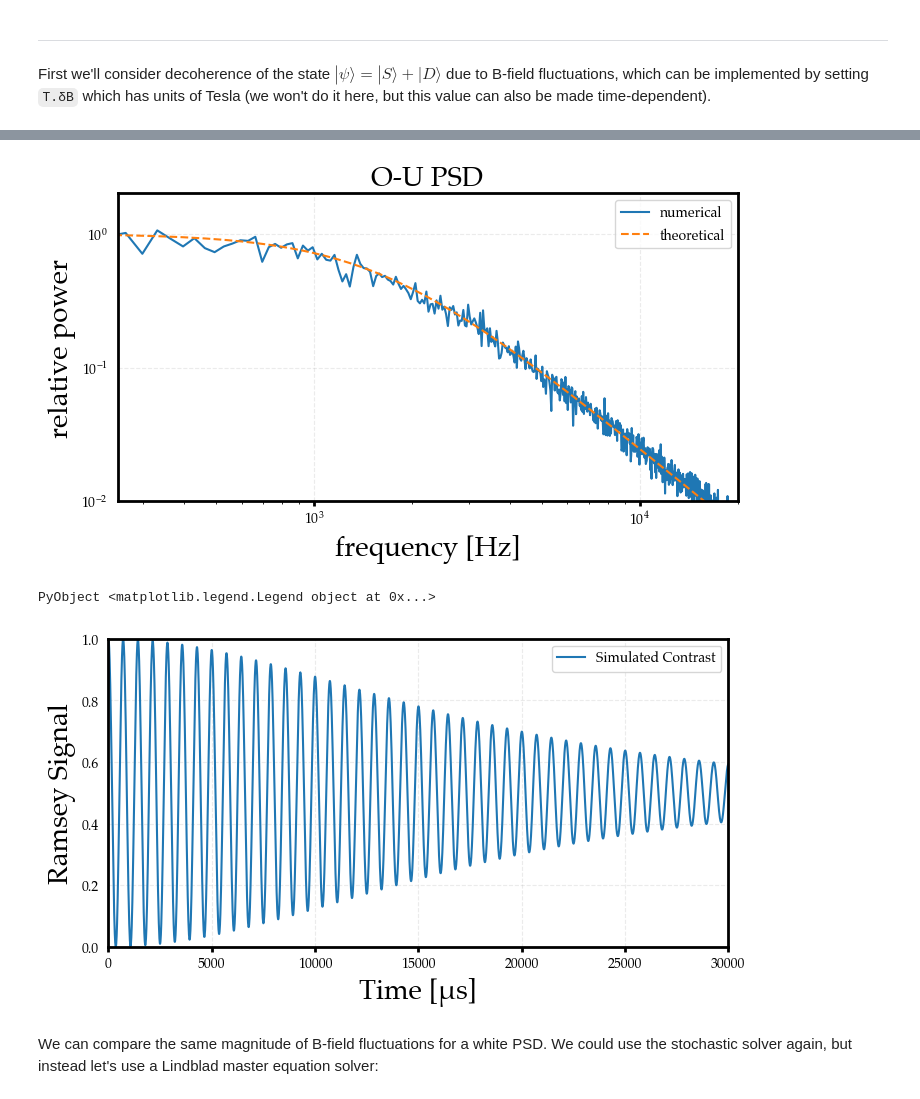
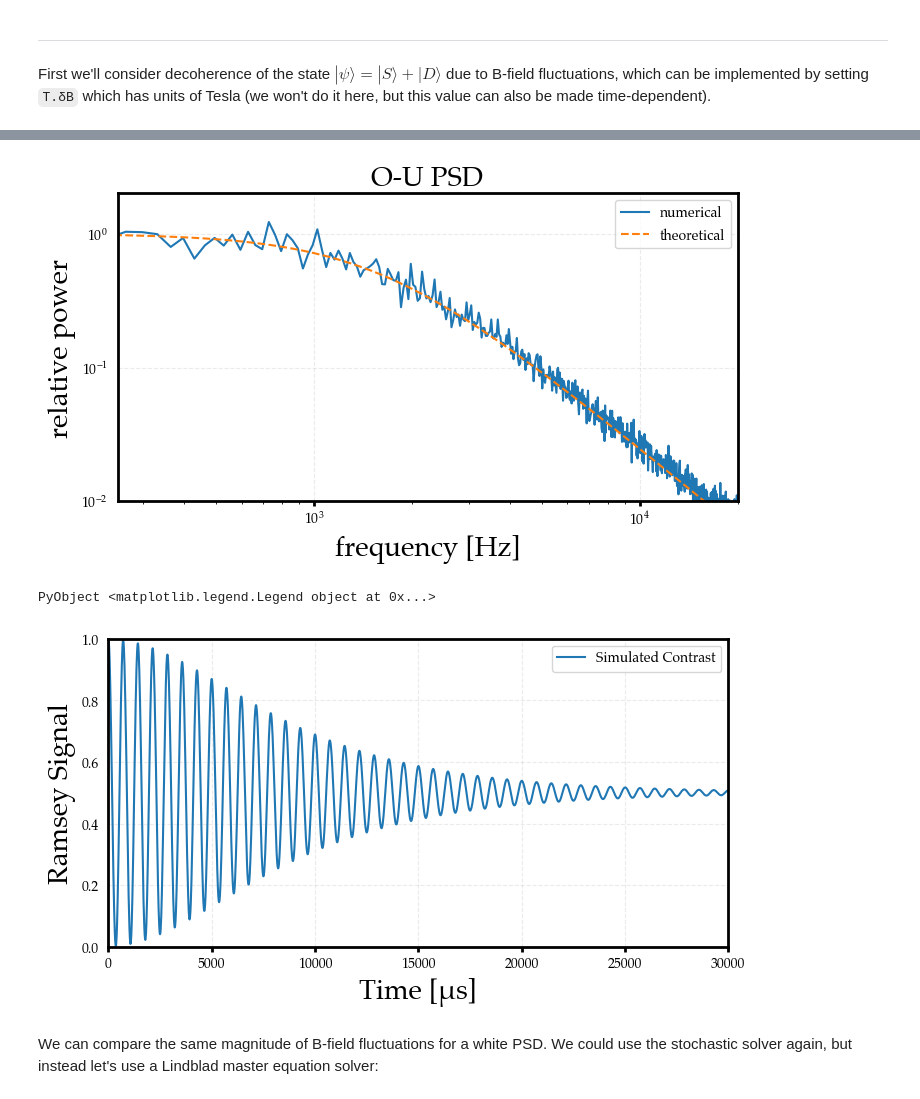
Before and after one commit to HaeffnerLab/IonSim.jl, a Jupyter notebook: doc/getting_started.ipynb, the cells around one changed output, grey strips where cells are left out. Drawn from its saved outputs; the diff is of its cells as text; code cells hidden in the pictures.

```diff
--- a/doc/getting_started.ipynb
+++ b/doc/getting_started.ipynb
@@ -343,15 +339,15 @@ zero_stark_shift(C)  # sets all artificial Stark shifts to zero
 ψi_ion = dm(C["S-1/2"])
 
 # we'd like to look at a pretty hot ion, so we need to increase our mode dimension, which is set to N=10 by default
-# here we set it to 50
-mode.N = 50
+# here we set it to 100
+mode.N = 100
 
 ψi_mode = thermalstate(mode, 10)
 
 ψi = ψi_ion ⊗ ψi_mode
 
 tspan = 0:0.1:50
-h = hamiltonian(T, timescale=1e-6)
+h = hamiltonian(T, timescale=1e-6, rwa_cutoff=Inf)
 @time tout, sol = timeevolution.schroedinger_dynamic(tspan, ψi, h)
 
 ex = expect(ion_projector(T, "D-1/2"), sol)
@@ -625,8 +621,8 @@ As an example, of a time-dependent laser frequency we can simulate Rapid Adiabat
 # We'll linearly sweep through the laser's frequency from -150 kHz to +150 kHz detuned from the carrier transition
 # in a time Tp
 
-Tp = 150e-6 # the length of time of the frequency chirp
-Δϕ = 150e3  # this is equal to have the detuning range we will chirp the laser over
+Tp = 150 # the length of time of the frequency chirp in μs
+Δϕ = 2π * 150e-3  # this is equal to half the detuning range we will chirp the laser over multiplied by the timescale (1e-6)
 L.ϕ = t -> (-Δϕ + (2Δϕ / Tp) * t) * t
 
 # We'll also ramp the Rabi frequency. Note I wasn't able to match the results from the paper when using a Gaussian profile, as they
@@ -704,7 +698,8 @@ First we'll consider decoherence of the state $|\psi\rangle = |S\rangle + |D\ran
 tspan = collect(0:10.:30000)
 β = 1e-2
 σ = √(2β)
-w = StochasticDiffEq.OrnsteinUhlenbeckProcess(β, 0.0, σ, 0.0, 0.0);
+w = StochasticDiffEq.OrnsteinUhlenbeckProcess(β, 0.0, σ, 0.0, 0.0)
+w.dt = 0.1;
 # %%
 plt.title("O-U noise")
 warray = [w(t)[1] for t in tspan]
@@ -726,6 +722,7 @@ powers = pwarray.power
 N = 50
 for i in 1:N-1
     w = StochasticDiffEq.OrnsteinUhlenbeckProcess(β, 0.0, σ, 0.0, 0.0)
+    w.dt = 0.1
     warray = [w(t)[1] for t in tspan]
     powers .+= periodogram(warray, fs=sample_rate).power
 end
@@ -741,7 +738,7 @@ plt.ylim(10e-3, 2)
 plt.xlim(250, 2e4)
 plt.legend()
 # %% [output]
-[figure, old version]
+[figure, new version]
 PyObject <matplotlib.legend.Legend object at 0x...>
 # %%
 mode.N = 1  # we're not paying attention to the vibrational mode here, so we set its dimension to 1
@@ -751,38 +748,38 @@ L.E = 0
 T.δB = 5e-8
 h = hamiltonian(T)
 
 # let's work with a Δm=2 transition
 T.configuration.ions[1].selected_level_structure = ["S-1/2", "D-5/2"]
 
 # construct noise operator
-T.δB = 1e-8
+T.δB = 5e-7
 hs = hamiltonian(T)
 hsvec = (t,ψ) -> [hs(t, ψ)]
 
 ψi_ion = (ion_state(T, "S-1/2") + ion_state(T, "D-5/2"))/√2
-ψi_mode = fockstate(mode.basis, 0)
+ψi_mode = fockstate(mode, 0)
 ψi = ψi_ion ⊗ ψi_mode
 
 Ntraj = 100
 ex = zero(tspan)
 
 # iterate SDE solver Ntraj times and avergage results
-w = StochasticDiffEq.OrnsteinUhlenbeckProcess(20, 0.0, 3, 0.0, 0.0)
+w = StochasticDiffEq.OrnsteinUhlenbeckProcess(β, 0.0, σ, 0.0, 0.0)
 for i in 1:Ntraj
     tout, sol = stochastic.schroedinger_dynamic(tspan, ψi, h, hsvec, noise=w,
     normalize_state=true, dt=0.1)
-    ex .+= real.(expect(dm(ψi_ion) ⊗ one(mode.basis), sol)) ./ Ntraj
+    ex .+= real.(expect(dm(ψi_ion) ⊗ one(mode), sol)) ./ Ntraj
 end
 
 step = 1
 plt.plot(tspan[1:step:end], ex[1:step:end], color="C0", label="Simulated Contrast")
 plt.xlim(tspan[1], tspan[end])
 plt.ylim(0, 1)
 plt.legend()
 plt.ylabel("Ramsey Signal")
 plt.xlabel("Time [μs]");
 # %% [output]
-[figure, old version]
+[figure, new version]
 # %% [markdown]
 We can compare the same magnitude of B-field fluctuations for a white PSD. We could use the stochastic solver again, but instead let's use a Lindblad master equation solver:
 # %%
```
Also changed, not shown: parts of 36 cells of this notebook, 3 other files.
